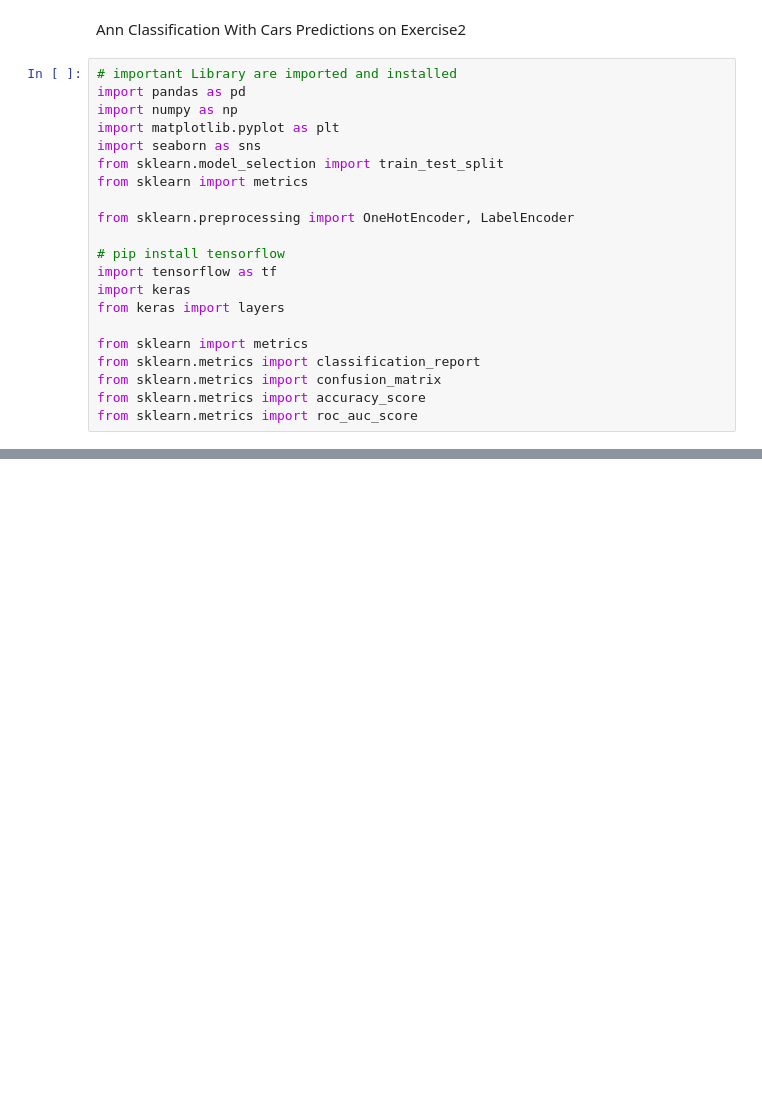
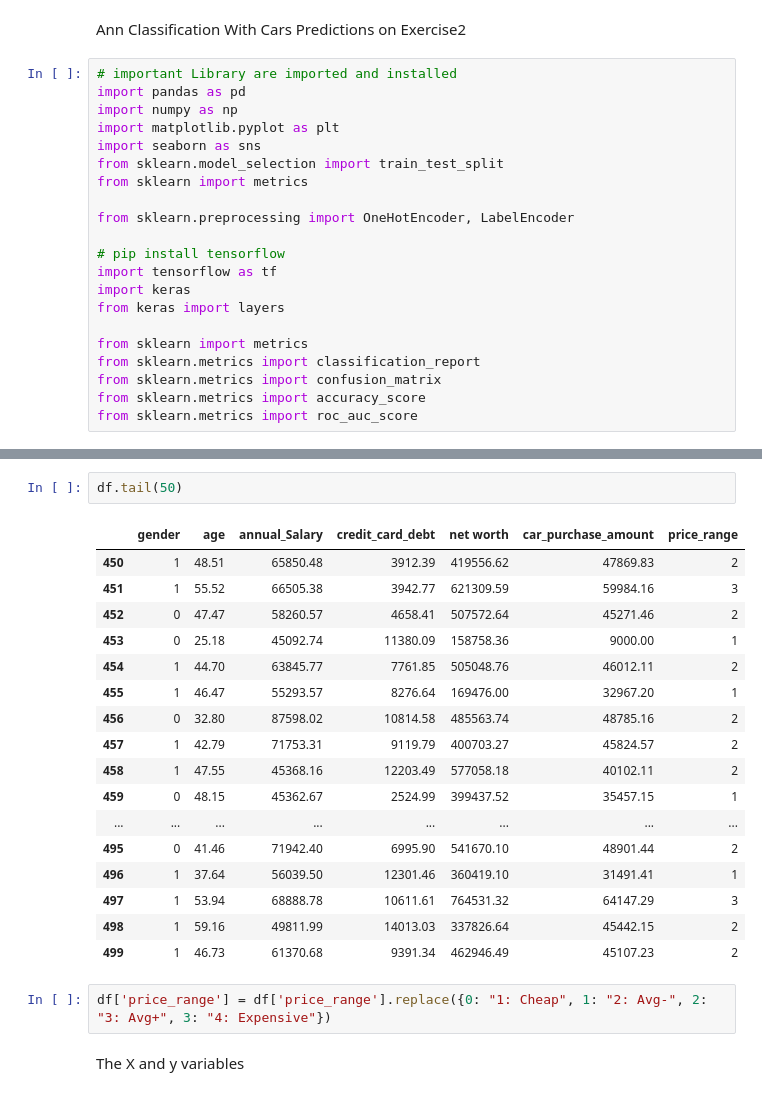
Before and after one commit to adewunmi2/DeepLearningSpringNew2024, a Jupyter notebook: New_Exercise2_Project/ann_classification_exercise2.ipynb, the cells around one changed output, grey strips where cells are left out. Saved outputs shown, nothing was run; the diff lists cells and outputs as text; blank space fills up the shorter version.

```diff
--- a/New_Exercise2_Project/ann_classification_exercise2.ipynb
+++ b/New_Exercise2_Project/ann_classification_exercise2.ipynb
@@ -23,0 +216,24 @@ from sklearn.metrics import roc_auc_score
+# %%
+df.tail(50)
+# %% [output]
+|  | gender | age | annual_Salary | credit_card_debt | net worth | car_purchase_amount | price_range |
+| 450 | 1 | 48.51 | 65850.48 | 3912.39 | 419556.62 | 47869.83 | 2 |
+| 451 | 1 | 55.52 | 66505.38 | 3942.77 | 621309.59 | 59984.16 | 3 |
+| 452 | 0 | 47.47 | 58260.57 | 4658.41 | 507572.64 | 45271.46 | 2 |
+| 453 | 0 | 25.18 | 45092.74 | 11380.09 | 158758.36 | 9000.00 | 1 |
+| 454 | 1 | 44.70 | 63845.77 | 7761.85 | 505048.76 | 46012.11 | 2 |
+| 455 | 1 | 46.47 | 55293.57 | 8276.64 | 169476.00 | 32967.20 | 1 |
+| 456 | 0 | 32.80 | 87598.02 | 10814.58 | 485563.74 | 48785.16 | 2 |
+| 457 | 1 | 42.79 | 71753.31 | 9119.79 | 400703.27 | 45824.57 | 2 |
+| 458 | 1 | 47.55 | 45368.16 | 12203.49 | 577058.18 | 40102.11 | 2 |
+| 459 | 0 | 48.15 | 45362.67 | 2524.99 | 399437.52 | 35457.15 | 1 |
+| ... | ... | ... | ... | ... | ... | ... | ... |
+| 495 | 0 | 41.46 | 71942.40 | 6995.90 | 541670.10 | 48901.44 | 2 |
+| 496 | 1 | 37.64 | 56039.50 | 12301.46 | 360419.10 | 31491.41 | 1 |
+| 497 | 1 | 53.94 | 68888.78 | 10611.61 | 764531.32 | 64147.29 | 3 |
+| 498 | 1 | 59.16 | 49811.99 | 14013.03 | 337826.64 | 45442.15 | 2 |
+| 499 | 1 | 46.73 | 61370.68 | 9391.34 | 462946.49 | 45107.23 | 2 |
+# %%
+df['price_range'] = df['price_range'].replace({0: "1: Cheap", 1: "2: Avg-", 2: "3: Avg+", 3: "4: Expensive"})
+# %% [markdown]
+The X and y variables
```
Also changed, not shown: parts of 43 cells of this notebook, 4 other files.
